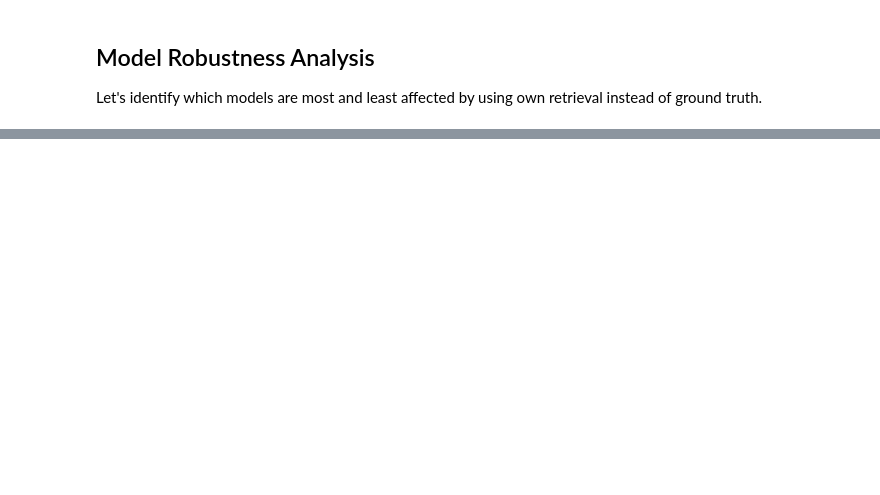
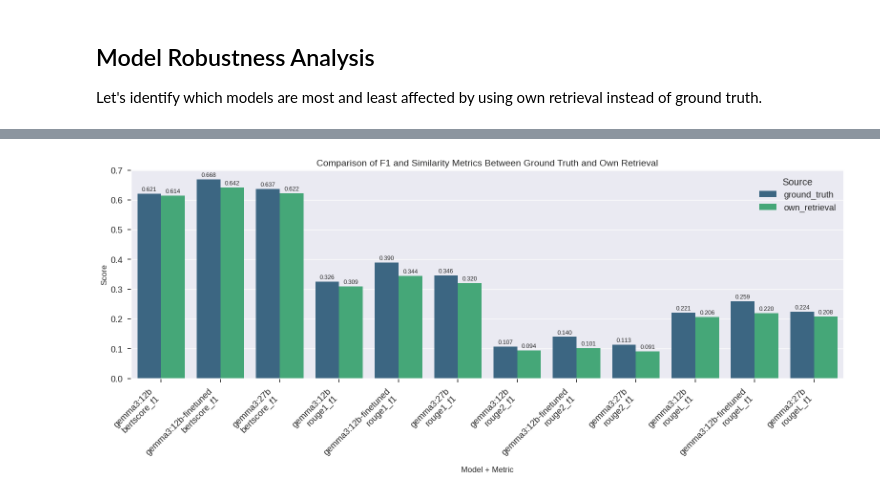
Before and after one commit to ThanatWongsamut/NLP-2025-Final, a Jupyter notebook: QA/Evaluate/comparison_analysis.ipynb, the cells around one changed output, grey strips where cells are left out. Drawn from its saved outputs; the diff is of its cells as text; code cells hidden in the pictures; blank space fills up the shorter version.

Commit message:
run with finetuned-model

```diff
--- a/QA/Evaluate/comparison_analysis.ipynb
+++ b/QA/Evaluate/comparison_analysis.ipynb
@@ -396,0 +398,8 @@ This analysis helps quantify the importance of retrieval quality in the overall
+# %%
+ground_truth_df['model_name'] = ground_truth_df['file_name'].apply(extract_model_name)
+ground_truth_df['source'] = 'ground_truth'
+own_retrieval_df['model_name'] = own_retrieval_df['file_name'].apply(extract_model_name)
+own_retrieval_df['source'] = 'own_retrieval'
+# %%
+for i, row in own_retrieval_df.iterrows():
+    print(row)
@@ -396,0 +424,70 @@ This analysis helps quantify the importance of retrieval quality in the overall
+# %%
+# Find common model names
+common_models = set(ground_truth_df['model_name']).intersection(set(own_retrieval_df['model_name']))
+
+# Filter only common models
+gt_filtered = ground_truth_df[ground_truth_df['model_name'].isin(common_models)]
+or_filtered = own_retrieval_df[own_retrieval_df['model_name'].isin(common_models)]
+
+# Combine and melt
+combined = pd.concat([gt_filtered, or_filtered], ignore_index=True)
+metric_cols = set(gt_filtered.columns).intersection(or_filtered.columns) - {'file_name', 'model_name', 'source', 'model'}
+melted = combined.melt(id_vars=['model_name', 'source'], value_vars=list(metric_cols),
+                       var_name='metric', value_name='f1_score')
+
+# Color schemes
+color_schemes = {
+    'BERTScore': sns.color_palette("Blues_r", 3),
+    'Similarity': sns.color_palette("Greens_r", 3),
+    'ROUGE-1': sns.color_palette("Reds_r", 3),
+    'ROUGE-2': sns.color_palette("Oranges_r", 3),
+    'ROUGE-L': sns.color_palette("Purples_r", 3)
+}
+metric_group_map = {
+    'bertscore_f1': 'BERTScore',
+    'ref_cand_sim': 'Similarity',
+    'query_cand_relevance': 'Similarity',
+    'aggregated_metric': 'Similarity',
+    'rouge1_f1': 'ROUGE-1',
+    'rouge2_f1': 'ROUGE-2',
+    'rougeL_f1': 'ROUGE-L'
+}
+metric_colors = {}
+for group, palette in color_schemes.items():
+    group_metrics = [k for k, v in metric_group_map.items() if v == group]
+    for i, metric in enumerate(group_metrics):
+        metric_colors[metric] = palette[i]
+
+# Filter only F1 and similarity metrics
+filtered_metrics = melted[melted['metric'].str.contains('f1|similarity', case=False)]
+
+# Create a combined label for model and metric
+filtered_metrics['x_label'] = filtered_metrics['model_name'] + "\n" + filtered_metrics['metric']
+
+# Sort for consistent display
+filtered_metrics = filtered_metrics.sort_values(by=['metric', 'model_name'])
+
+# Plot
+plt.figure(figsize=(16, 7))
+barplot = sns.barplot(
+    data=filtered_metrics,
+    x='x_label',
+    y='f1_score',
+    hue='source',
+    palette='viridis',
+    errorbar=None  # Or use ci=None for older Seaborn
+)
+
+# Annotate bars with exact values
+for container in barplot.containers:
+    barplot.bar_label(container, fmt='%.3f', label_type='edge', fontsize=9, padding=2)
+
+# Styling
+plt.title("Comparison of F1 and Similarity Metrics Between Ground Truth and Own Retrieval", fontsize=14)
+plt.xlabel("Model + Metric", fontsize=12)
+plt.ylabel("Score", fontsize=12)
+plt.xticks(rotation=45, ha='right')
+plt.legend(title='Source')
+plt.tight_layout()
+plt.show()
+# %% [output]
@@ -396,0 +499 @@ This analysis helps quantify the importance of retrieval quality in the overall
+[figure, added]
```
Also changed, not shown: parts of 16 cells of this notebook, 11 other files.
